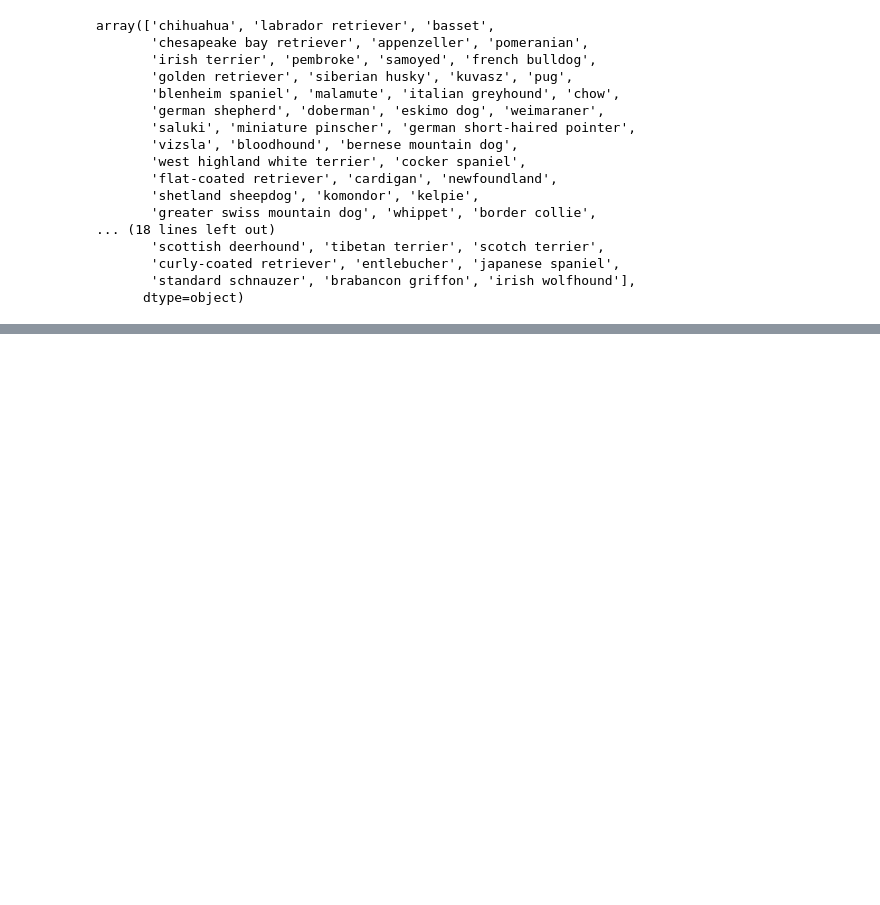
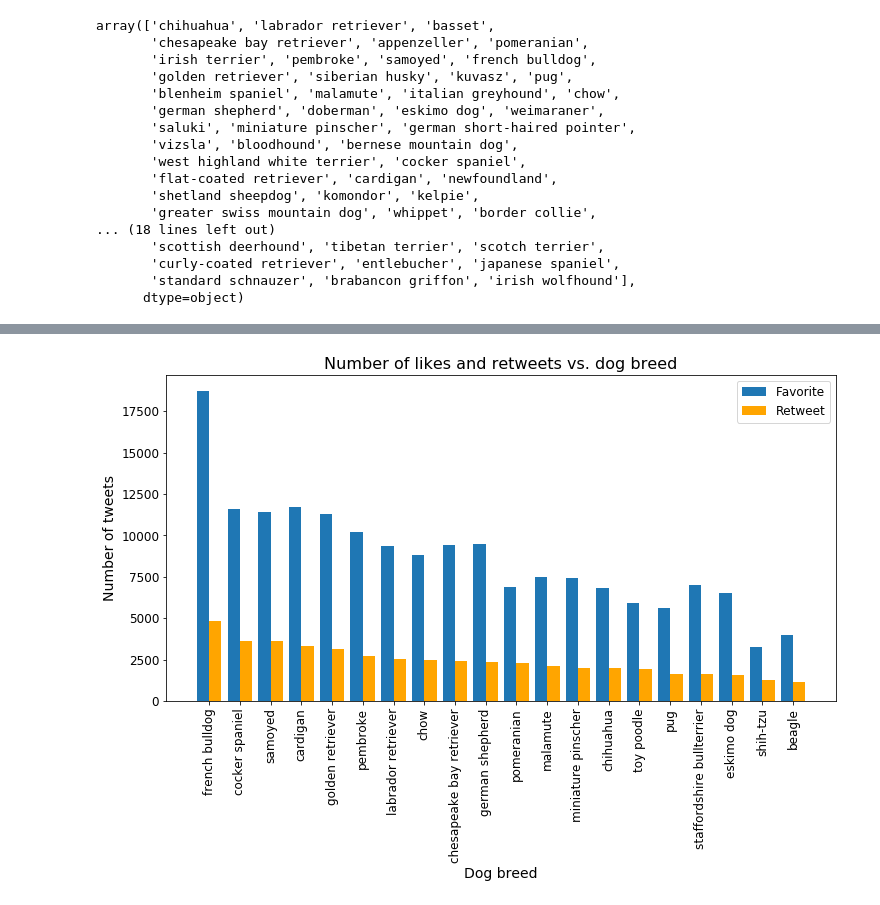
Before and after one commit to mcambalova/wrangle-data-project, a Jupyter notebook: wrangle_act.ipynb, the cells around one changed output, grey strips where cells are left out. Saved outputs shown, nothing was run; the diff lists cells and outputs as text; code cells hidden in the pictures; blank space fills up the shorter version.

```diff
--- a/wrangle_act.ipynb
+++ b/wrangle_act.ipynb
@@ -1217,0 +1437,4 @@ tweets_clean.shape
+# %%
+# Create a list of the 20 most common dog breeds
+common_breeds = twitter_df_10['dog_breed'].value_counts().head(20).index
+common_breeds
@@ -1217,0 +1448,7 @@ tweets_clean.shape
+# %%
+# Create a subset of dataset with standard ratings (rating_denominator=10) and common dog breeds
+twitter_df_10_common = twitter_df_10[twitter_df_10['dog_breed'].isin(common_breeds)]
+# %%
+# Calculate average retweet and favorite counts, and store the result in a dataframe
+twitter_df_10_common_mean = twitter_df_10_common.groupby('dog_breed')[['retweet_count', 'favorite_count']].mean().reset_index().sort_values('retweet_count', ascending=False)
+twitter_df_10_common_mean
@@ -1217,0 +1473,24 @@ tweets_clean.shape
+# %%
+ # Create bar chart
+plt.figure(figsize=(12, 6))
+locations = np.arange(len(twitter_df_10_common_mean))
+heights_f = twitter_df_10_common_mean['favorite_count']
+heights_r = twitter_df_10_common_mean['retweet_count']
+labels = twitter_df_10_common_mean['dog_breed']
+width = 0.4
+plt.bar(locations-0.2, heights_f, width, label='Favorite');
+plt.bar(locations+0.2, heights_r, width, label='Retweet', color='orange')
+
+# Adjust bar chart appearance
+plt.title('Number of likes and retweets vs. dog breed', fontsize=16)
+plt.xlabel('Dog breed', fontsize=14)
+plt.ylabel('Number of tweets', fontsize=14)
+plt.xticks(locations, labels, rotation=90)
+plt.tick_params(axis='x', labelsize=12)
+plt.tick_params(axis='y', labelsize=12)
+plt.legend(fontsize=12)
+
+# Save the figure
+plt.savefig('dog_breeds_retweets_likes');
+# %% [output]
+[figure, added]
```
Also changed, not shown: parts of 48 cells of this notebook.
